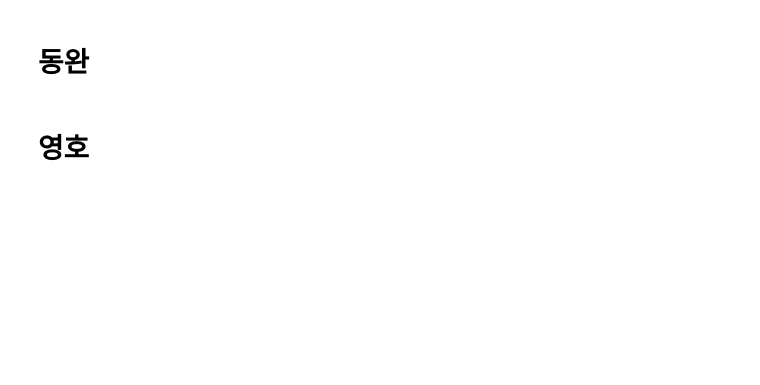
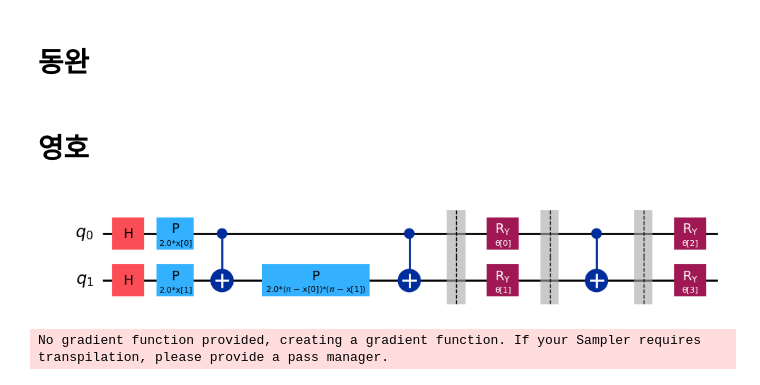
Before and after one commit to SKKU-Quantum-AI/quantum_contest_2025, a Jupyter notebook: 1.ipynb, the cells around one changed output. Saved outputs shown, nothing was run; the diff lists cells and outputs as text; code cells hidden in the pictures; blank space fills up the shorter version.

```diff
--- a/1.ipynb
+++ b/1.ipynb
@@ -32,3 +32,20 @@ my_ansatz = AnsatzBuilder(5, 3)
 # my_ansatz.decompose().draw("mpl")
 # %% [markdown]
 # 영호
+# %%
+import matplotlib.pyplot as plt
+from qiskit.circuit import QuantumCircuit, ParameterVector
+
+
+# 2 qubit qnn circuit
+
+qc = QuantumCircuit(2)
+feature_map = FeatureMapBuilder(2,1)
+ansatz = AnsatzBuilder(2,1)
+
+qc.compose(feature_map, inplace=True)
+qc.barrier()
+qc.compose(ansatz, inplace=True)
+qc.decompose().draw('mpl')
+# %% [output]
+[figure, added]
@@ -34,0 +66,29 @@ my_ansatz = AnsatzBuilder(5, 3)
+# %%
+#SamplerQNN, EffectiveDimension 정의
+sampler = Sampler()
+
+#samplerQNN 정의
+qnn = SamplerQNN(
+    circuit=qc,
+    input_params=feature_map.parameters,
+    weight_params=ansatz.parameters,
+    sampler=Sampler(),
+)
+
+#effective dimension 정의
+'''
+num_input_samples = 10
+num_weight_samples = 10
+
+
+global_ed = EffectiveDimension(
+    qnn=qnn, weight_samples=num_weight_samples, input_samples=num_input_samples
+)
+'''
+
+input_samples = algorithm_globals.random.normal(0, 1, size=(10, qnn.num_inputs))
+weight_samples = algorithm_globals.random.uniform(0, 1, size=(10, qnn.num_weights))
+
+global_ed = EffectiveDimension(qnn=qnn, weight_samples=weight_samples, input_samples=input_samples)
+# %% [output]
+No gradient function provided, creating a gradient function. If your Sampler requires transpilation, please provide a pass manager.
```
Also changed, not shown: parts of 4 cells of this notebook.
